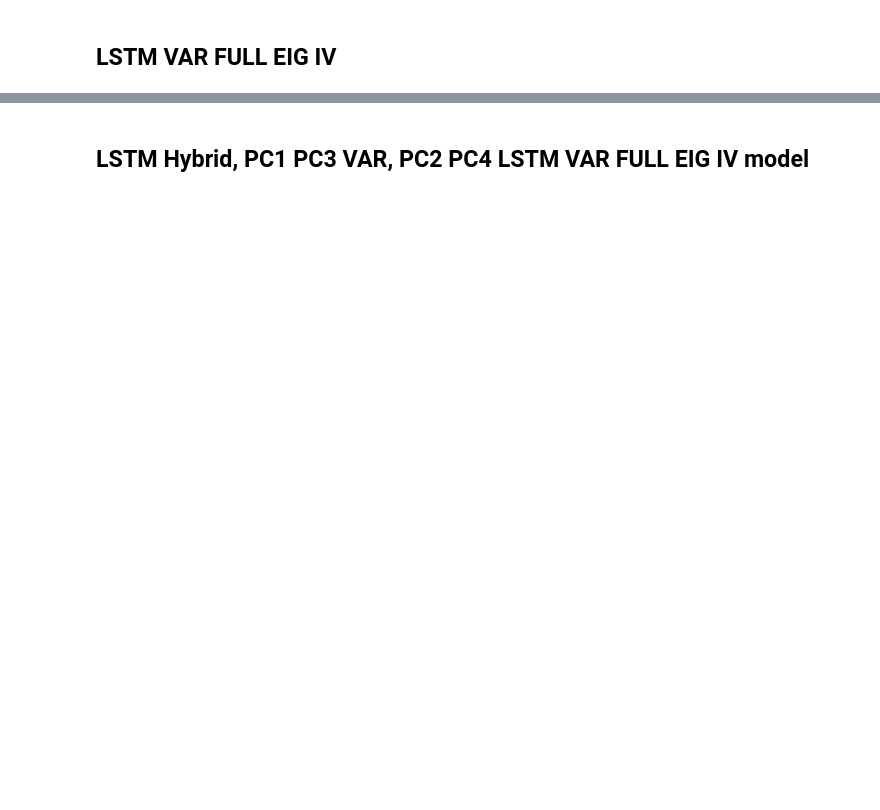
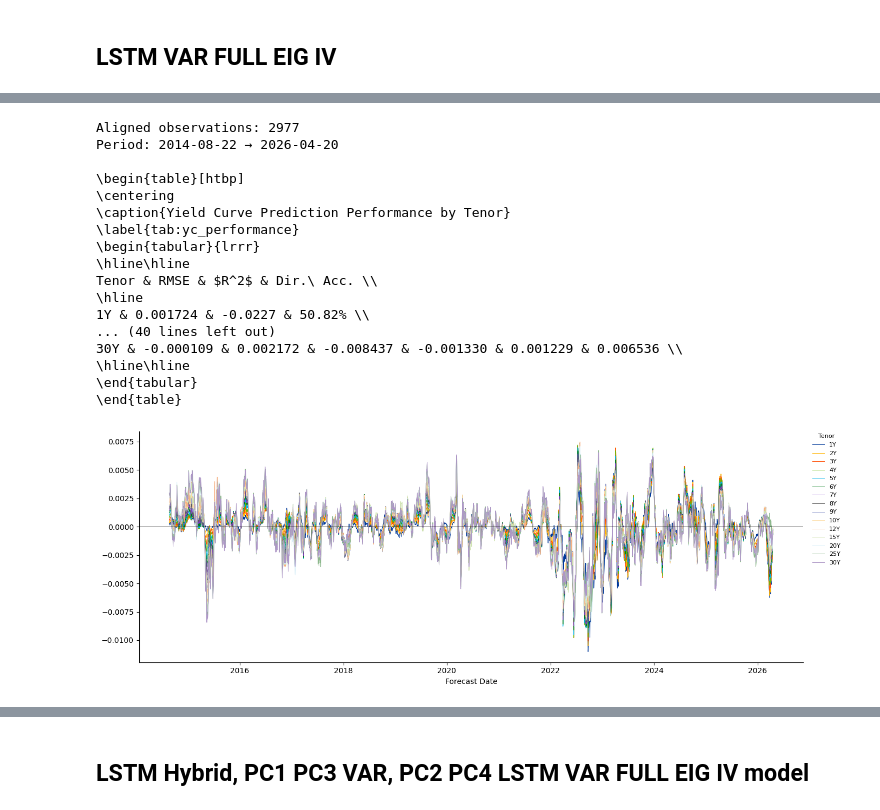
Before and after one commit to majwestenbrink-student/masters-thesis, a Jupyter notebook: refitting.ipynb, the cells around one changed output, grey strips where cells are left out. Saved outputs shown, nothing was run; the diff lists cells and outputs as text; code cells hidden in the pictures; blank space fills up the shorter version.

```diff
--- a/refitting.ipynb
+++ b/refitting.ipynb
@@ -615,0 +1525,21 @@ Tenor & RMSE & $R^2$ & Dir.\ Acc. \\
+# %%
+analyse(os.path.join('Data', 'Refitting', 'Refitted_LSTM_VAR_FULL_EIG_IV_Done_ALPHA1.csv'))
+# %% [output]
+Aligned observations: 2977
+Period: 2014-08-22 → 2026-04-20
+
+\begin{table}[htbp]
+\centering
+\caption{Yield Curve Prediction Performance by Tenor}
+\label{tab:yc_performance}
+\begin{tabular}{lrrr}
+\hline\hline
+Tenor & RMSE & $R^2$ & Dir.\ Acc. \\
+\hline
+1Y & 0.001724 & -0.0227 & 50.82% \\
+... (40 lines left out)
+30Y & -0.000109 & 0.002172 & -0.008437 & -0.001330 & 0.001229 & 0.006536 \\
+\hline\hline
+\end{tabular}
+\end{table}
+[figure, added]
```
Also changed, not shown: parts of 39 cells of this notebook, 34 other files.
